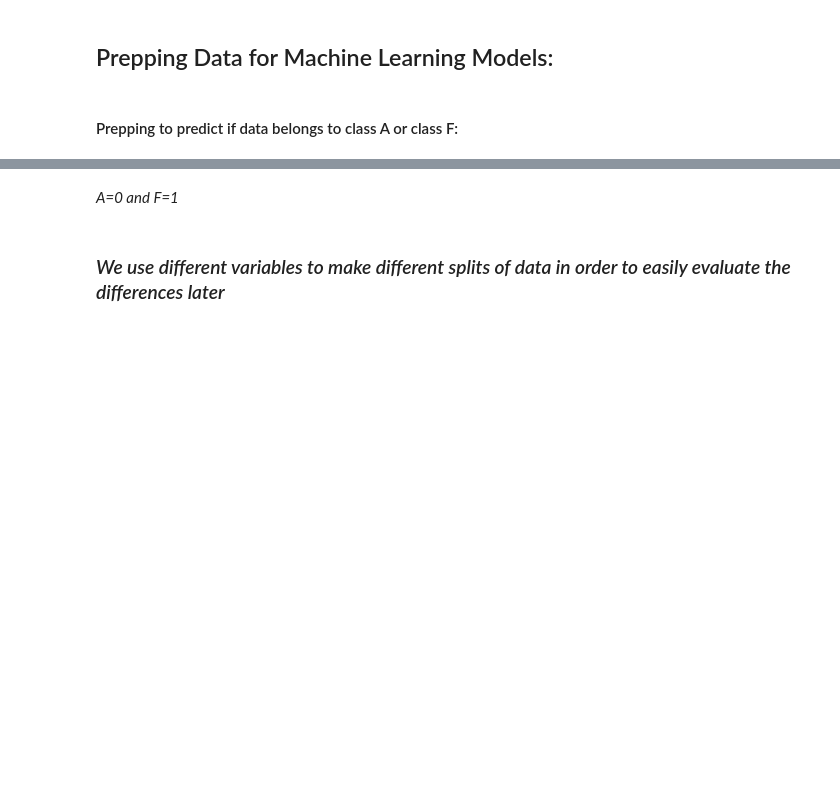
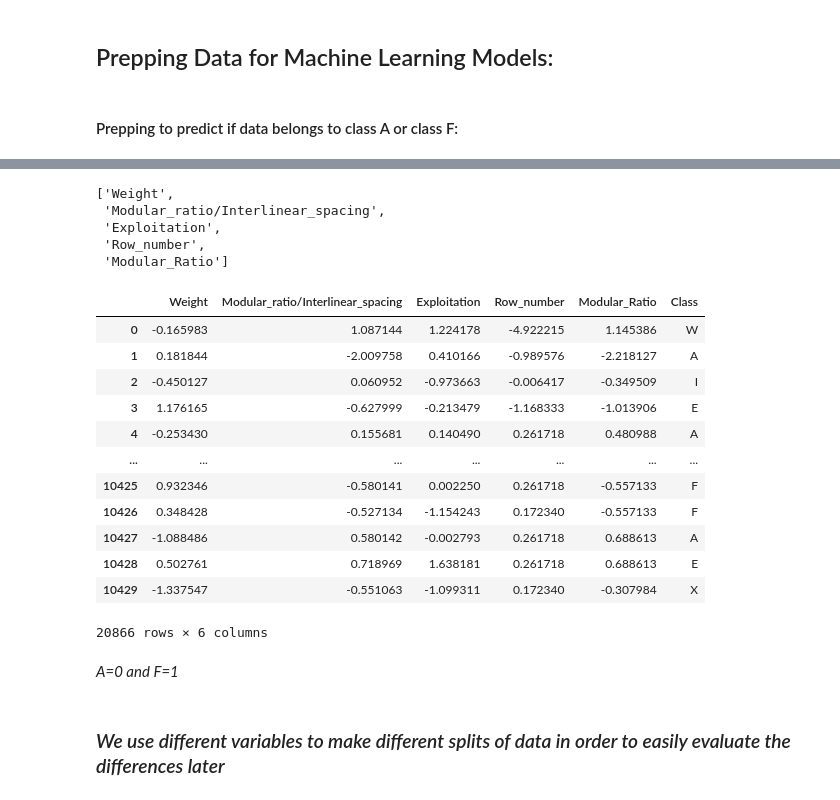
Before and after one commit to HunterWaldridge/DS160_Final_Project_JT_HW, a Jupyter notebook: DS160_Final_Project_JT_HW.ipynb, the cells around one changed output, grey strips where cells are left out. Drawn from its saved outputs; the diff is of its cells as text; code cells hidden in the pictures; blank space fills up the shorter version.

```diff
--- a/DS160_Final_Project_JT_HW.ipynb
+++ b/DS160_Final_Project_JT_HW.ipynb
@@ -379,3 +371,35 @@ avilaml
+# %%
+cols.remove("Class")
+# %%
+randomcol = random.choices(cols, k=5)
+# %%
+randomcol
+# %% [output]
+['Weight',
+ 'Modular_ratio/Interlinear_spacing',
+ 'Exploitation',
+ 'Row_number',
+ 'Modular_Ratio']
+# %%
+randomcol.append('Class')
+# %%
+avila5f = avila1[randomcol]
+# %%
+avila5f
+# %% [output]
+|  | Weight | Modular_ratio/Interlinear_spacing | Exploitation | Row_number | Modular_Ratio | Class |
+| 0 | -0.165983 | 1.087144 | 1.224178 | -4.922215 | 1.145386 | W |
+| 1 | 0.181844 | -2.009758 | 0.410166 | -0.989576 | -2.218127 | A |
+| 2 | -0.450127 | 0.060952 | -0.973663 | -0.006417 | -0.349509 | I |
+| 3 | 1.176165 | -0.627999 | -0.213479 | -1.168333 | -1.013906 | E |
+| 4 | -0.253430 | 0.155681 | 0.140490 | 0.261718 | 0.480988 | A |
+| ... | ... | ... | ... | ... | ... | ... |
+| 10425 | 0.932346 | -0.580141 | 0.002250 | 0.261718 | -0.557133 | F |
+| 10426 | 0.348428 | -0.527134 | -1.154243 | 0.172340 | -0.557133 | F |
+| 10427 | -1.088486 | 0.580142 | -0.002793 | 0.261718 | 0.688613 | A |
+| 10428 | 0.502761 | 0.718969 | 1.638181 | 0.261718 | 0.688613 | E |
+| 10429 | -1.337547 | -0.551063 | -1.099311 | 0.172340 | -0.307984 | X |
+20866 rows × 6 columns
 # %% [markdown]
 *A=0 and F=1*
 # %% [markdown]
```
Also changed, not shown: parts of 61 cells of this notebook.
